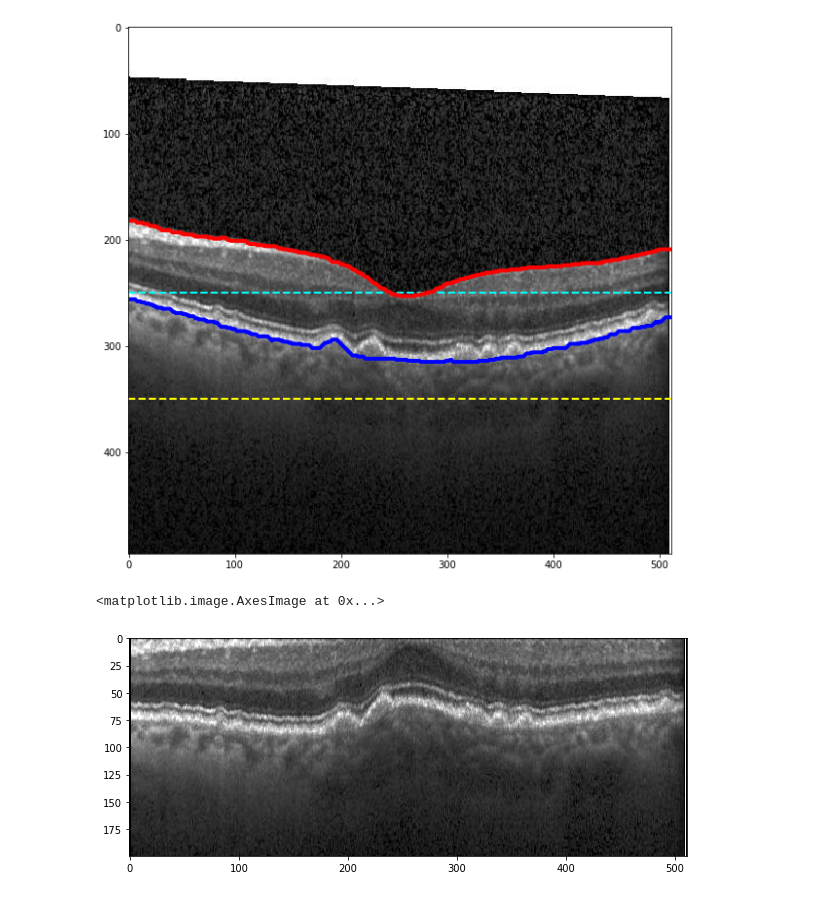
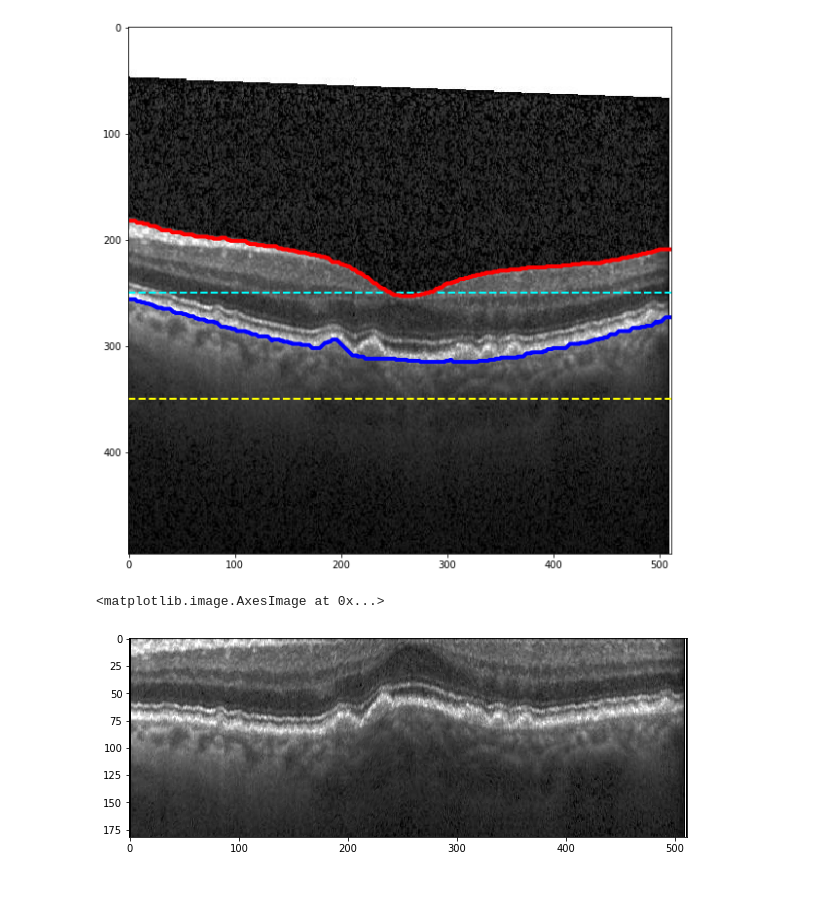
Before and after one commit to pangyuteng/closed-contour-segmentation-using-graph-theory, a Jupyter notebook: demo-segment-retinal-layers-with-graph-theory.ipynb, the cells around one changed output. Drawn from its saved outputs; the diff is of its cells as text; code cells hidden in the pictures.

```diff
--- a/demo-segment-retinal-layers-with-graph-theory.ipynb
+++ b/demo-segment-retinal-layers-with-graph-theory.ipynb
@@ -92,21 +96,15 @@ plt.plot(y1,x1,color='blue',linewidth=4)
 # %%
-# read
-input_image = imageio.imread('sample.jpg')
-# get 1 channel
-org_image = input_image[:,:,0]
-# segment
-x0,y0,i0 = segment_layer(org_image)
-
 # shift per a scan
-shifted_image = np.zeros(org_image.shape)
+flattened_image = np.zeros(org_image.shape)
 for y in range(shifted_image.shape[1]):
     if y in y0:
-        i = np.where(y1==y)[0][0]
-        shifted_image[:,y] = np.roll(org_image[:,y],-1*x0[i])
+        i = np.where(y0==y)[0][0]
+        flattened_image[:,y] = np.roll(org_image[:,y],-1*x0[i])
 
+cut = np.min(x0)
 # viz
 plt.figure(figsize=(10,15))
-plt.imshow(shifted_image[:200,:],cmap='gray')
+plt.imshow(flattened_image[:cut,:],cmap='gray')
 # %% [output]
 <matplotlib.image.AxesImage at 0x...>
-[figure, old version]
+[figure, new version]
```
Also changed, not shown: parts of 4 cells of this notebook.
